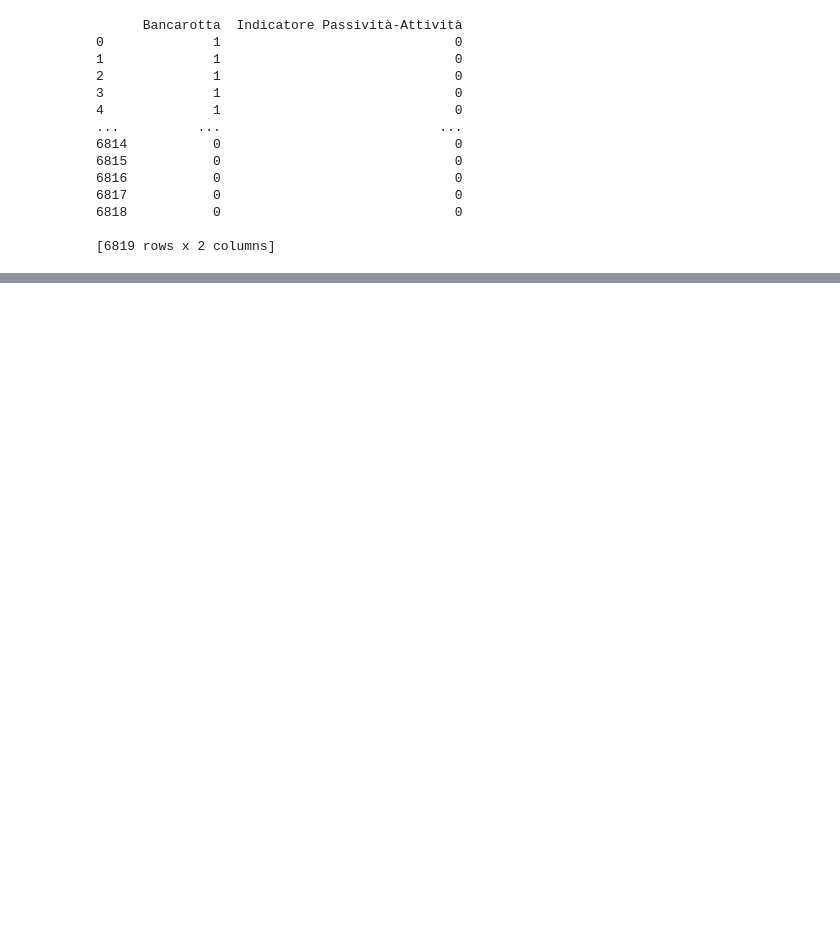
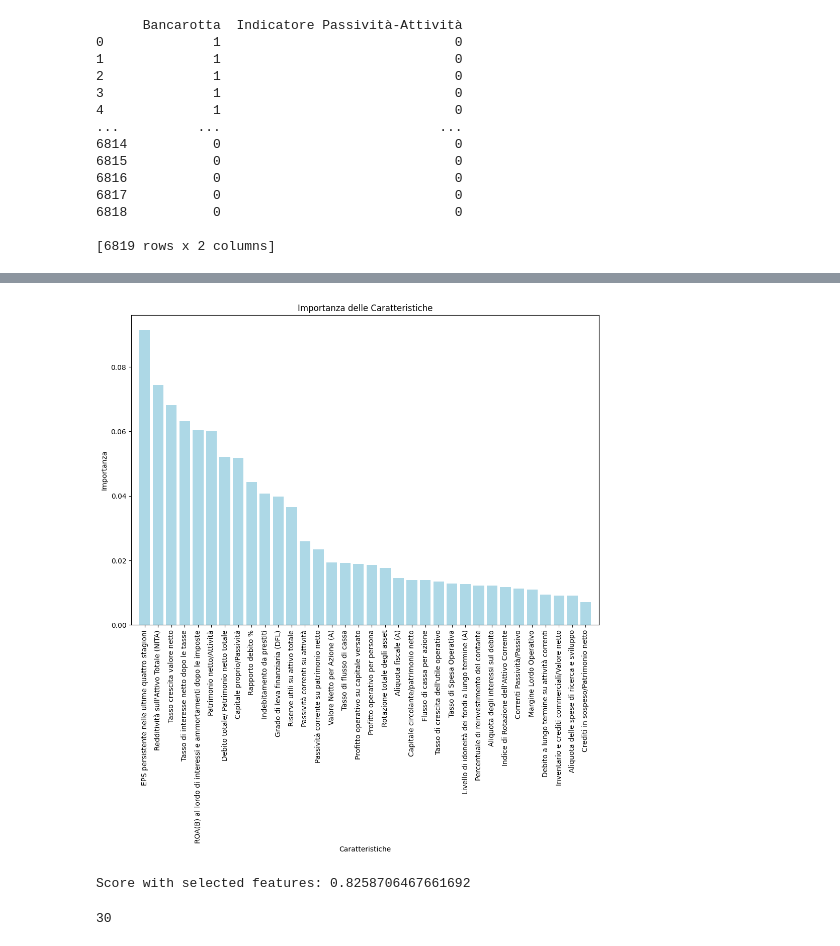
Before and after one commit to PierandreaMartella/CompanyBankruptcyPrediction, a Jupyter notebook: Main.ipynb, the cells around one changed output, grey strips where cells are left out. Saved outputs shown, nothing was run; the diff lists cells and outputs as text; code cells hidden in the pictures; blank space fills up the shorter version.

```diff
--- a/Main.ipynb
+++ b/Main.ipynb
@@ -80,7 +142,5 @@ data = data.drop(['Indicatore di Reddito Netto'], axis=1)
 # %%
 # Dimensione dataset
-
-df = pd.DataFrame(data)
-
+df = pd.DataFrame(data[manual_selected_features])
 print("La dimensione del dataset è: ", df.shape)
 # %% [output]
@@ -170,6 +233,7 @@ df[df['Bancarotta'] == 1].shape
 # %%
 df_zeros = df[df['Bancarotta'] == 0]
 df_ones = df[df['Bancarotta'] == 1]
-n_desired_ones = 600
+n_desired_ones = 450
 df_zeros = df_zeros.sample(n_desired_ones, random_state=42)
-df_balanced = pd.concat([df_zeros, df_ones])
+df_unbalanced = pd.concat([df_zeros, df_ones])
+df_unbalanced
@@ -223,2 +325,60 @@ print(vif)
+# %%
+import numpy as np
+import pandas as pd
+import matplotlib.pyplot as plt
+from sklearn.ensemble import RandomForestClassifier
+from sklearn.model_selection import train_test_split
+from sklearn.metrics import accuracy_score
+
+# Assumiamo che 'X' e 'y' siano il tuo DataFrame delle caratteristiche e il vettore target, rispettivamente
+
+# Carica i tuoi dati
+# X = le tue variabili indipendenti (pandas DataFrame)
+# y = la tua variabile dipendente (target della classificazione, pandas Series o numpy array)
+
+# Dividi i dati in set di training e test
+X_train, X_test, y_train, y_test = train_test_split(x, y, test_size=0.3, random_state=42)
+
+# Inizializza il modello di Random Forest
+rf = RandomForestClassifier(n_estimators=100, random_state=42)
+
+# Addestra il modello
+rf.fit(X_train, y_train)
+
+# Ottieni l'importanza delle variabili
+importances = rf.feature_importances_
+
+# Ordina le variabili per importanza
+indices = np.argsort(importances)[::-1]
+
+# Visualizza l'importanza delle variabili
+plt.figure(figsize=(12, 8))
+plt.title('Importanza delle Caratteristiche')
+plt.bar(range(X_train.shape[1]), importances[indices], color='lightblue', align='center')
+plt.xticks(range(X_train.shape[1]), X_train.columns[indices], rotation=90)
+plt.xlim([-1, X_train.shape[1]])
+plt.xlabel('Caratteristiche')
+plt.ylabel('Importanza')
+plt.show()
+
+# Scegli le variabili con una soglia di importanza
+threshold = 0.01  # Soglia dell'importanza
+selected_features = X_train.columns[importances > threshold]
+
+# Riaddestra il modello con le variabili selezionate
+rf_reduced = RandomForestClassifier(n_estimators=100, random_state=42)
+rf_reduced.fit(X_train[selected_features], y_train)
+
+# Valuta il modello ridotto
+y_pred = rf_reduced.predict(X_test[selected_features])
+reduced_score = accuracy_score(y_test, y_pred)
+print("Score with selected features:", reduced_score)
+# %% [output]
+[figure, added]
+Score with selected features: 0.8258706467661692
+# %%
+len(selected_features)
+# %% [output]
+30
 # %%
 # Count features with high VIF
```
Also changed, not shown: parts of 35 cells of this notebook, 1 other file.
